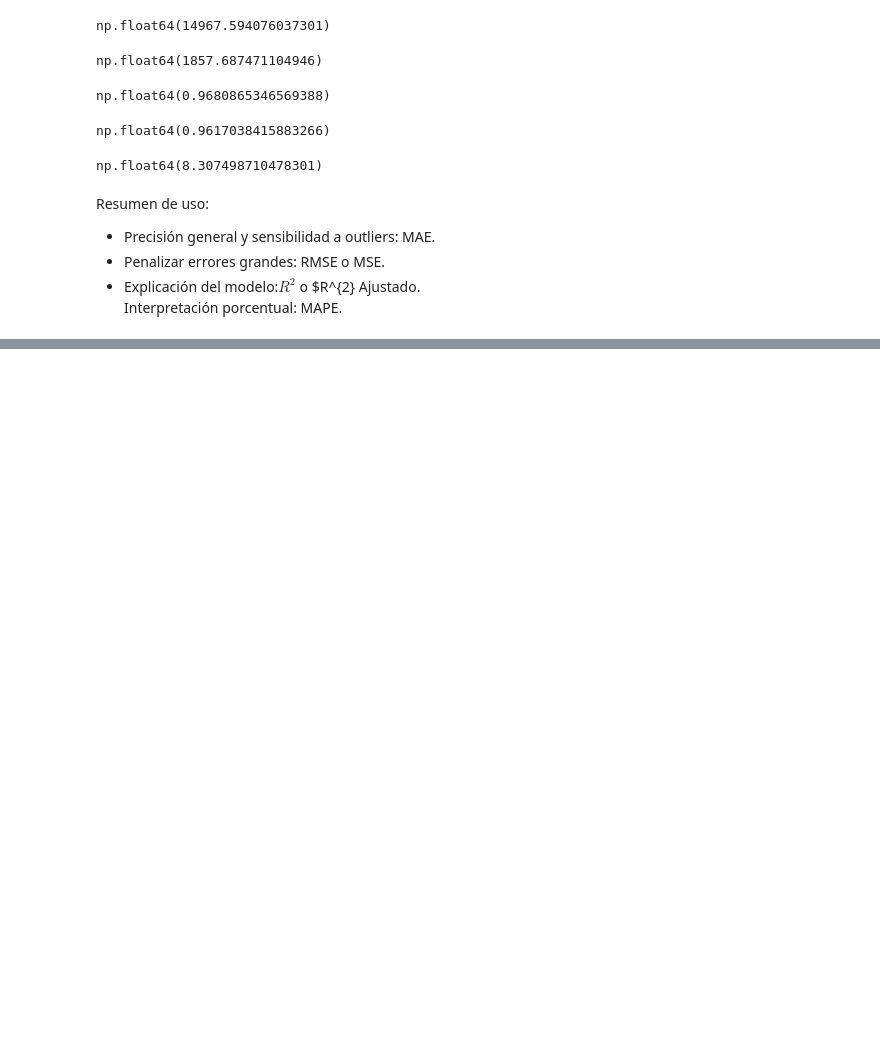
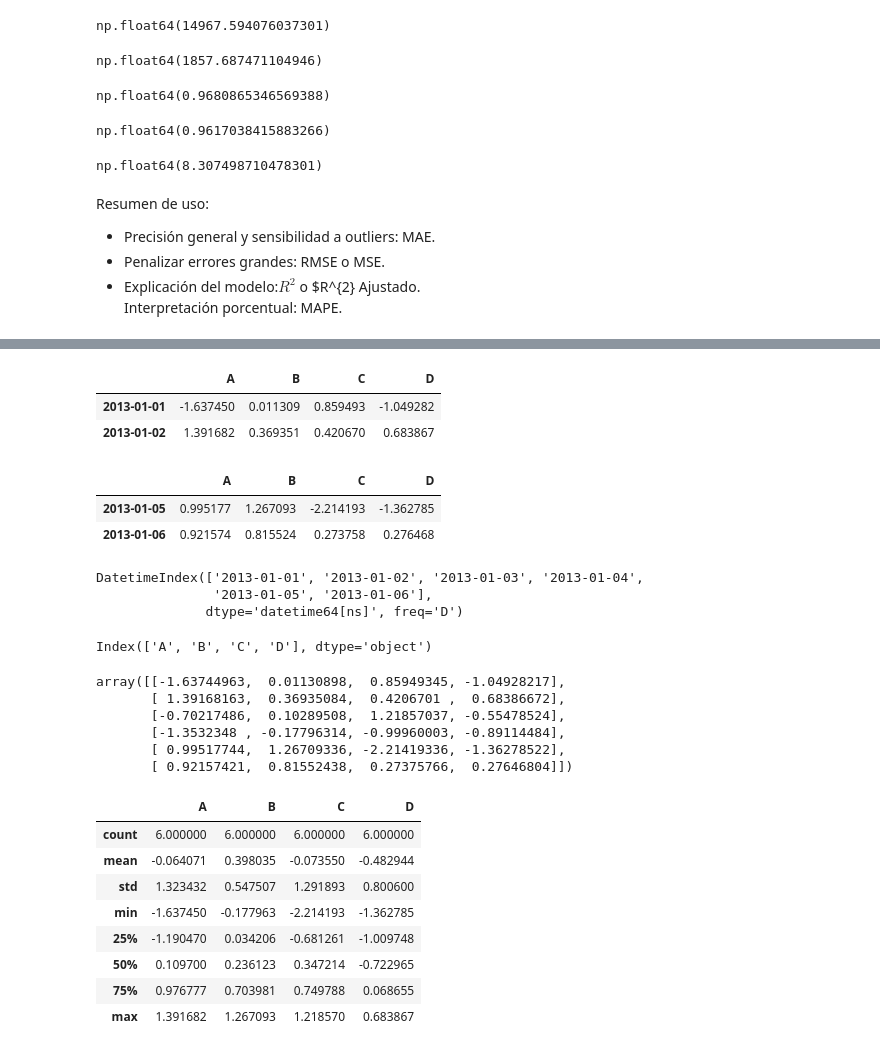
Before and after one commit to m-ony/mineria-de-datos, a Jupyter notebook: Minería_de_Datos.ipynb, the cells around one changed output, grey strips where cells are left out. Saved outputs shown, nothing was run; the diff lists cells and outputs as text; code cells hidden in the pictures; blank space fills up the shorter version.

```diff
--- a/Minería_de_Datos.ipynb
+++ b/Minería_de_Datos.ipynb
@@ -979,0 +1001,4 @@ Interpretación porcentual: MAPE.
+# %%
+dates = pd.date_range("20130101", periods=6)
+#donde comienza , periodos. Y hace un rango
+dates
@@ -979,0 +1009,4 @@ Interpretación porcentual: MAPE.
+# %%
+df = pd.DataFrame(np.random.randn(6, 4), index=dates, columns=list("ABCD"))
+#columnas -> abcd, indice -> dataframe
+df
@@ -979,0 +1050,43 @@ Interpretación porcentual: MAPE.
+# %%
+df.head(2) #primeros dos de la lista
+# %% [output]
+|  | A | B | C | D |
+| 2013-01-01 | -1.637450 | 0.011309 | 0.859493 | -1.049282 |
+| 2013-01-02 | 1.391682 | 0.369351 | 0.420670 | 0.683867 |
+# %%
+df.tail(2) #ultimos dos de la lista
+# %% [output]
+|  | A | B | C | D |
+| 2013-01-05 | 0.995177 | 1.267093 | -2.214193 | -1.362785 |
+| 2013-01-06 | 0.921574 | 0.815524 | 0.273758 | 0.276468 |
+# %%
+df.index
+# %% [output]
+DatetimeIndex(['2013-01-01', '2013-01-02', '2013-01-03', '2013-01-04',
+               '2013-01-05', '2013-01-06'],
+              dtype='datetime64[ns]', freq='D')
+# %%
+df.columns
+# %% [output]
+Index(['A', 'B', 'C', 'D'], dtype='object')
+# %%
+df.to_numpy()
+# %% [output]
+array([[-1.63744963,  0.01130898,  0.85949345, -1.04928217],
+       [ 1.39168163,  0.36935084,  0.4206701 ,  0.68386672],
+       [-0.70217486,  0.10289508,  1.21857037, -0.55478524],
+       [-1.3532348 , -0.17796314, -0.99960003, -0.89114484],
+       [ 0.99517744,  1.26709336, -2.21419336, -1.36278522],
+       [ 0.92157421,  0.81552438,  0.27375766,  0.27646804]])
+# %%
+df.describe()
+# %% [output]
+|  | A | B | C | D |
+| count | 6.000000 | 6.000000 | 6.000000 | 6.000000 |
+| mean | -0.064071 | 0.398035 | -0.073550 | -0.482944 |
+| std | 1.323432 | 0.547507 | 1.291893 | 0.800600 |
+| min | -1.637450 | -0.177963 | -2.214193 | -1.362785 |
+| 25% | -1.190470 | 0.034206 | -0.681261 | -1.009748 |
+| 50% | 0.109700 | 0.236123 | 0.347214 | -0.722965 |
+| 75% | 0.976777 | 0.703981 | 0.749788 | 0.068655 |
+| max | 1.391682 | 1.267093 | 1.218570 | 0.683867 |
```
Also changed, not shown: parts of 15 cells of this notebook.
